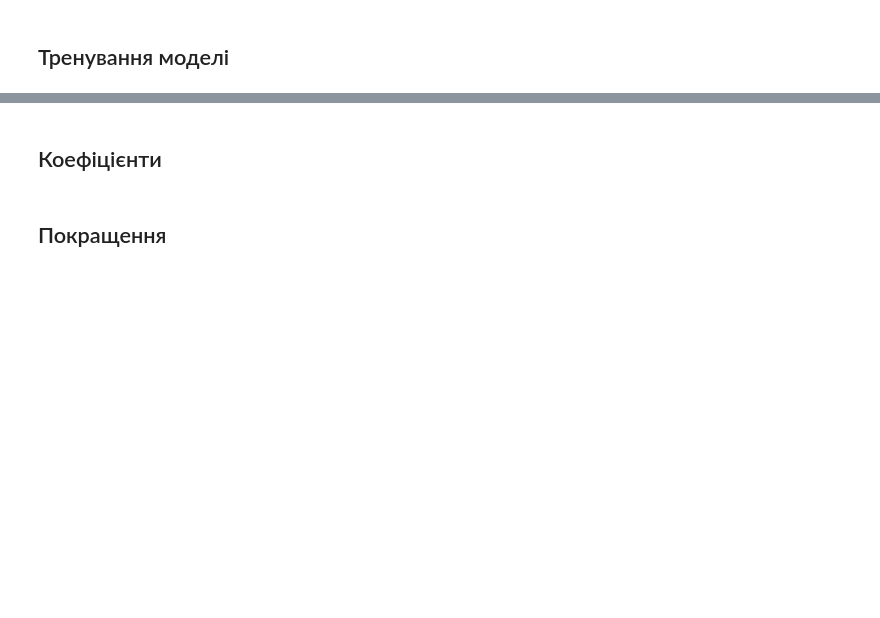
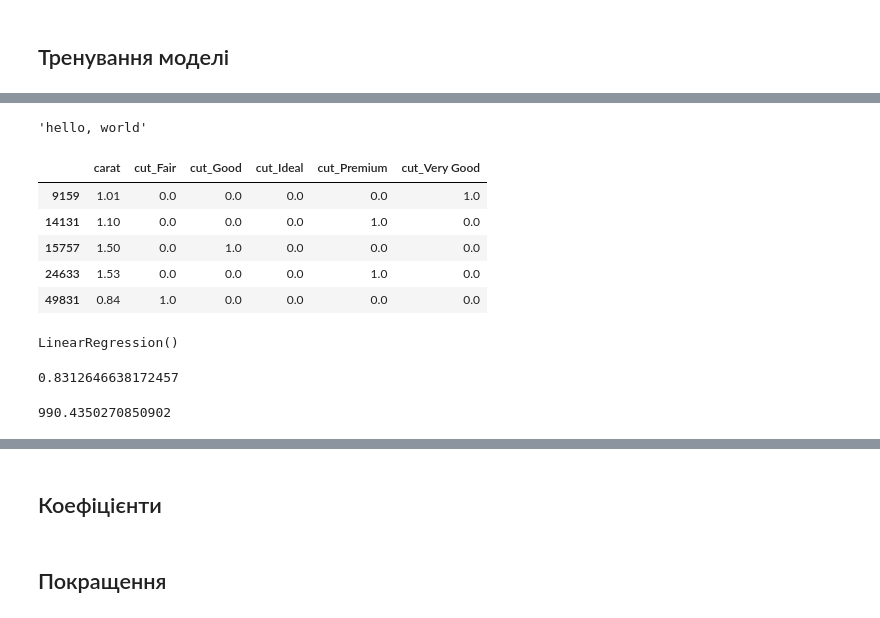
Before and after one commit to HalyshAnton/Python-AI, a Jupyter notebook: linear_regression.ipynb, the cells around one changed output, grey strips where cells are left out. Saved outputs shown, nothing was run; the diff lists cells and outputs as text; code cells hidden in the pictures; blank space fills up the shorter version.

```diff
--- a/linear_regression.ipynb
+++ b/linear_regression.ipynb
@@ -435,0 +527,14 @@ X_train, X_test, y_train, y_test = train_test_split(X, y,
+# %%
+from sklearn.preprocessing import OneHotEncoder
+
+
+encoder = OneHotEncoder(sparse_output=False)
+encoder.set_output(transform='pandas')
+
+# тренування
+encoder.fit(X_train[['cut']])
+
+# використання
+X_train_prep_cut = encoder.transform(X_train[['cut']])
+
+X_train_prep_cut.head()
@@ -435,0 +548,38 @@ X_train, X_test, y_train, y_test = train_test_split(X, y,
+# %%
+'hello' + ', world'  # конкатенація
+# %% [output]
+'hello, world'
+# %%
+# добавити стовпчик carat
+
+X_train_prep = pd.concat([X_train['carat'], X_train_prep_cut], axis=1)
+
+X_train_prep.head()
+# %% [output]
+|  | carat | cut_Fair | cut_Good | cut_Ideal | cut_Premium | cut_Very Good |
+| 9159 | 1.01 | 0.0 | 0.0 | 0.0 | 0.0 | 1.0 |
+| 14131 | 1.10 | 0.0 | 0.0 | 0.0 | 1.0 | 0.0 |
+| 15757 | 1.50 | 0.0 | 1.0 | 0.0 | 0.0 | 0.0 |
+| 24633 | 1.53 | 0.0 | 0.0 | 0.0 | 1.0 | 0.0 |
+| 49831 | 0.84 | 1.0 | 0.0 | 0.0 | 0.0 | 0.0 |
+# %%
+from sklearn.linear_model import LinearRegression
+
+
+model = LinearRegression()
+model.fit(X_train_prep, y_train)
+# %% [output]
+LinearRegression()
+# %%
+# результат
+from sklearn import metrics
+
+y_train_pred = model.predict(X_train_prep)
+
+metrics.r2_score(y_train_pred, y_train)
+# %% [output]
+0.8312646638172457
+# %%
+metrics.mean_absolute_error(y_train_pred, y_train)
+# %% [output]
+990.4350270850902
```
Also changed, not shown: parts of 31 cells of this notebook.
